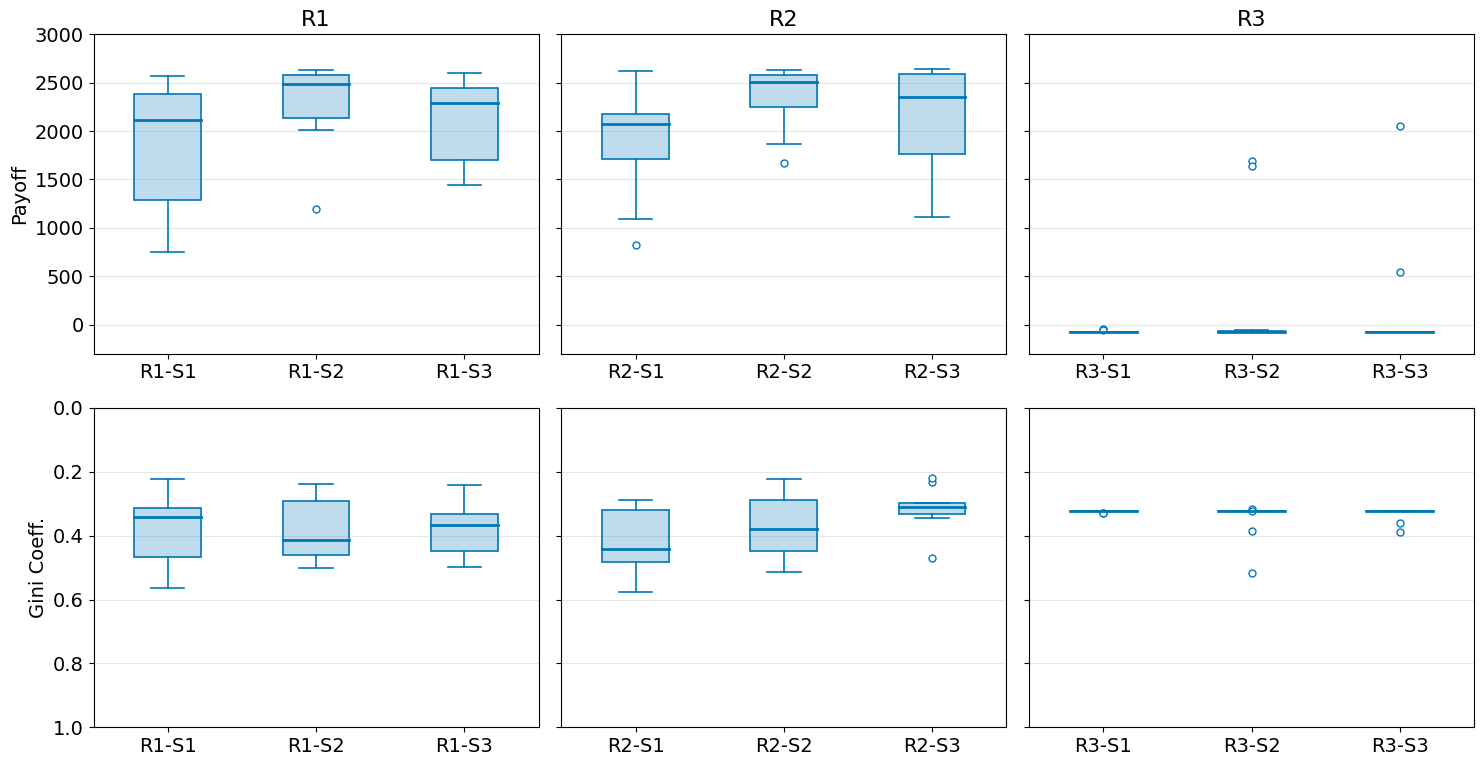
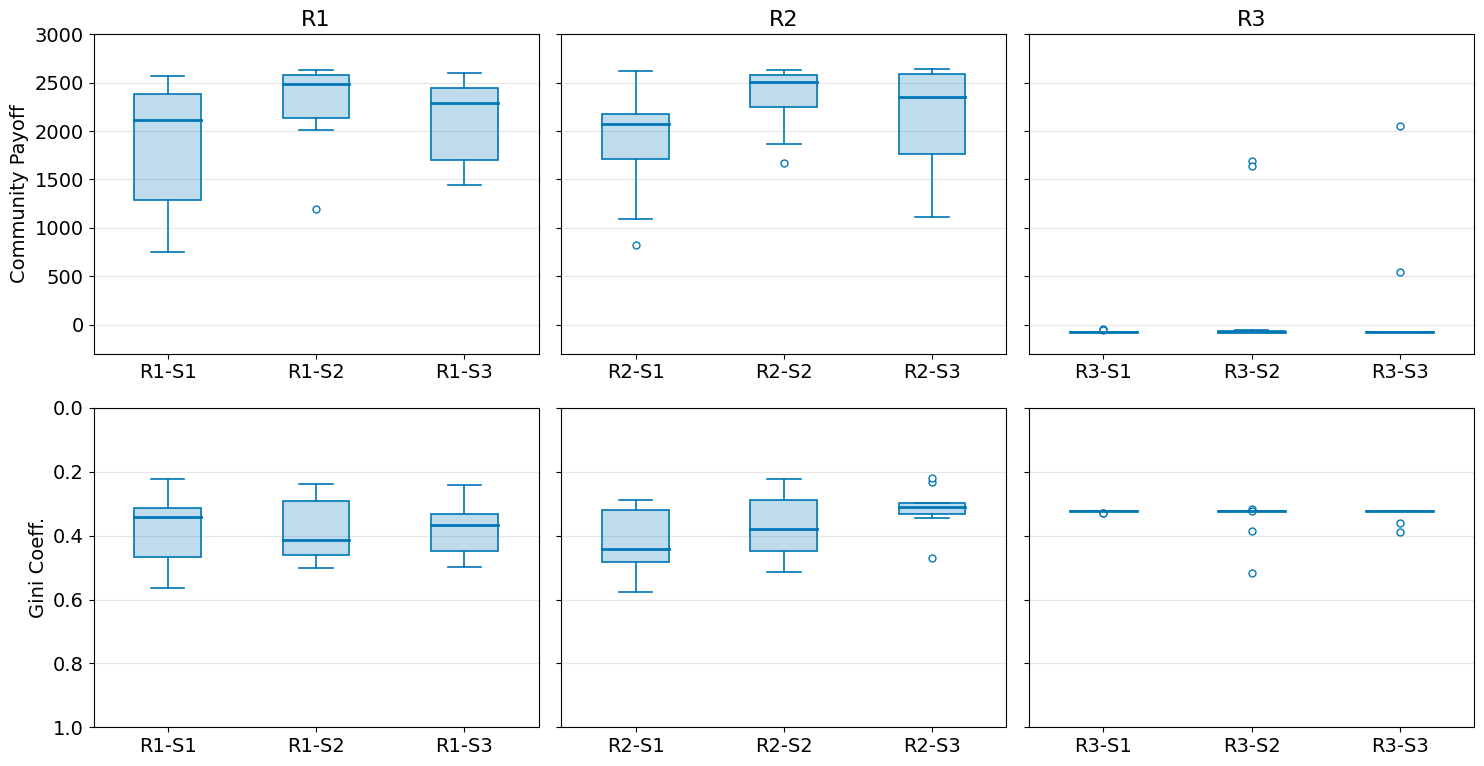
Code edit (unified diff) that turned the first committed figure into the second:
--- before
+++ after
@@ -73,5 +73,5 @@
     ax.set_yticklabels([])
     ax.set_ylabel("")
-# axes[0,0].set_ylabel("Profit")
+axes[0,0].set_ylabel("Community Payoff")
 plt.suptitle("")
 plt.tight_layout()

Commit: Cleaned the repo to publish